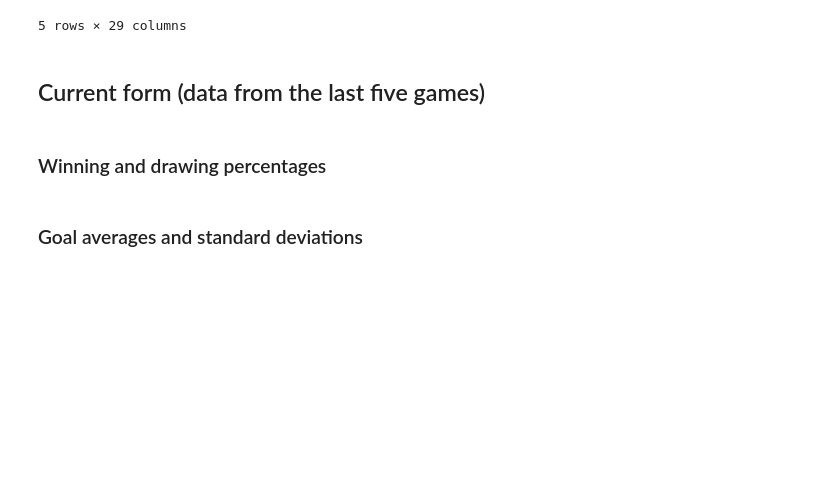
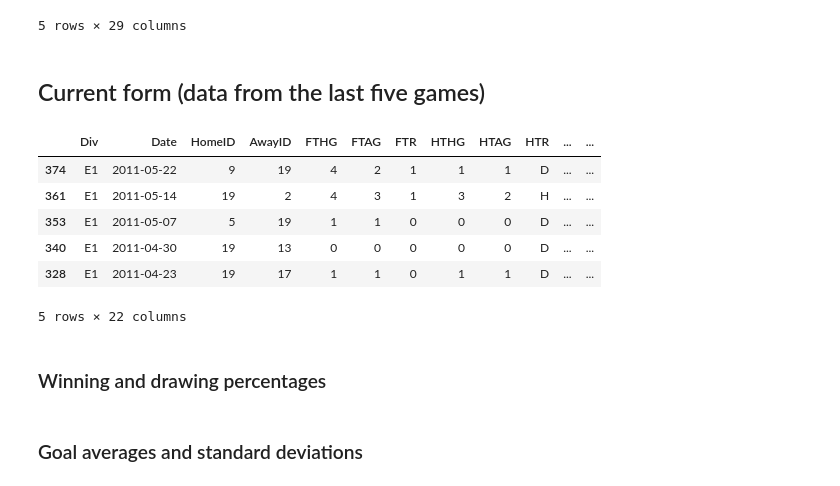
Before and after one commit to michapries/bachelors-thesis, a Jupyter notebook: data_extraction.ipynb, the cells around one changed output. Drawn from its saved outputs; the diff is of its cells as text; code cells hidden in the pictures; blank space fills up the shorter version.

```diff
--- a/data_extraction.ipynb
+++ b/data_extraction.ipynb
@@ -193,6 +196,16 @@ def get_last_five_games(team_id, date):
     games_by_team = results[((results['HomeID'] == team_id) | (results['AwayID'] == team_id))
                        & (results['Date'] < date)].sort_values(by='Date', ascending=False).head(5)
     return games_by_team
+# %%
+get_last_five_games(19, datetime.date(2011, 6, 1))
+# %% [output]
+|  | Div | Date | HomeID | AwayID | FTHG | FTAG | FTR | HTHG | HTAG | HTR | ... | ... |
+| 374 | E1 | 2011-05-22 | 9 | 19 | 4 | 2 | 1 | 1 | 1 | D | ... | ... |
+| 361 | E1 | 2011-05-14 | 19 | 2 | 4 | 3 | 1 | 3 | 2 | H | ... | ... |
+| 353 | E1 | 2011-05-07 | 5 | 19 | 1 | 1 | 0 | 0 | 0 | D | ... | ... |
+| 340 | E1 | 2011-04-30 | 19 | 13 | 0 | 0 | 0 | 0 | 0 | D | ... | ... |
+| 328 | E1 | 2011-04-23 | 19 | 17 | 1 | 1 | 0 | 1 | 1 | D | ... | ... |
+5 rows × 22 columns
 # %% [markdown]
 ### Winning and drawing percentages
 # %%
```
Also changed, not shown: parts of 20 cells of this notebook, 3 other files.
